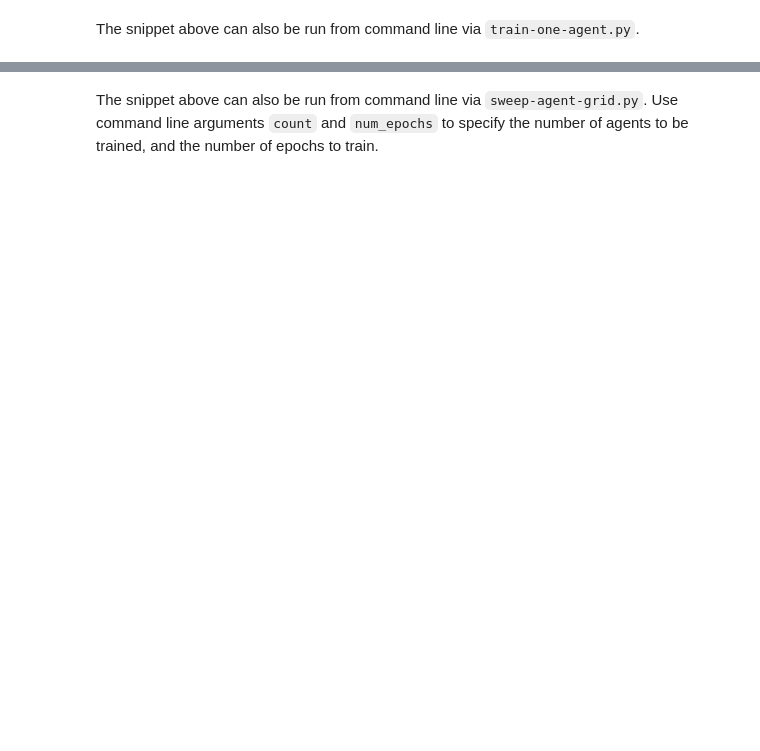
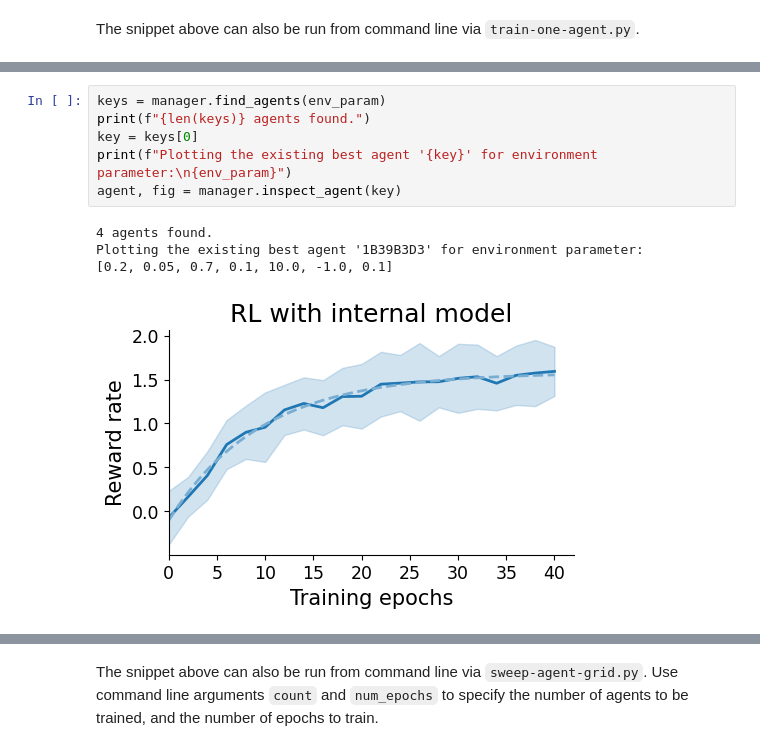
Before and after one commit to XaqLab/box-foraging, a Jupyter notebook: demo.ipynb, the cells around one changed output, grey strips where cells are left out. Drawn from its saved outputs; the diff is of its cells as text; blank space fills up the shorter version.

```diff
--- a/demo.ipynb
+++ b/demo.ipynb
@@ -53 +67,12 @@ Fetching one most trained agent (seed 0) so far (epoch 30).
+# %%
+keys = manager.find_agents(env_param)
+print(f"{len(keys)} agents found.")
+key = keys[0]
+print(f"Plotting the existing best agent '{key}' for environment parameter:\n{env_param}")
+agent, fig = manager.inspect_agent(key)
+# %% [output]
+4 agents found.
+Plotting the existing best agent '1B39B3D3' for environment parameter:
+[0.2, 0.05, 0.7, 0.1, 10.0, -1.0, 0.1]
+[figure, added]
 # %% [markdown]
```
Also changed, not shown: parts of 42 cells of this notebook, 6 other files.
